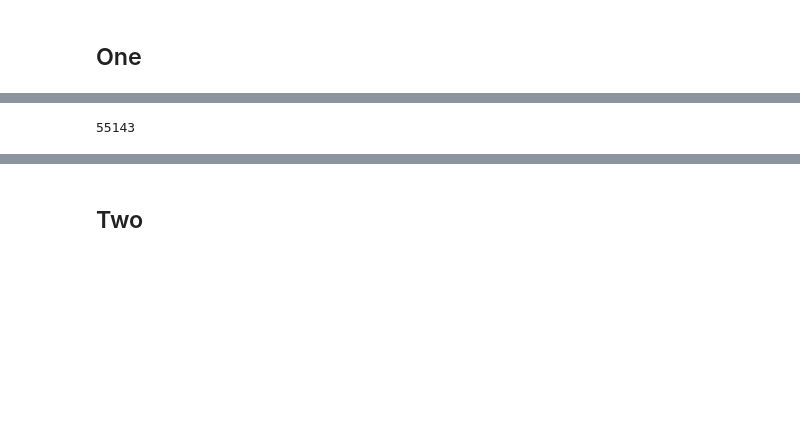
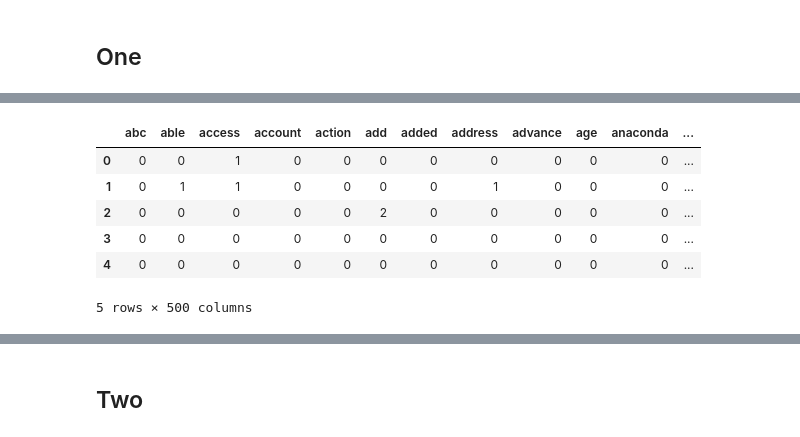
Before and after one commit to VPNA09/Stackoverflow-NLP, a Jupyter notebook: code/03 eda.ipynb, the cells around one changed output, grey strips where cells are left out. Saved outputs shown, nothing was run; the diff lists cells and outputs as text; code cells hidden in the pictures; blank space fills up the shorter version.

```diff
--- a/code/03 eda.ipynb
+++ b/code/03 eda.ipynb
@@ -11,6 +11,8 @@ from wordcloud import WordCloud
 
 from sklearn.model_selection import train_test_split
 from sklearn.feature_extraction.text import CountVectorizer, TfidfVectorizer
+
+pd.set_option('display.max_columns', 250)
 # %%
 df = pd.read_csv('../data/clean_final.csv')
 # %%
@@ -137,5 +135,0 @@ sparse_cv = cvec.fit_transform(X)
-# %%
-# 95982
-len(cvec.get_feature_names())
-# %% [output]
-55143
@@ -143,4 +146,12 @@ len(cvec.get_feature_names())
 # CVEC Dataframe
 cvec_df = pd.DataFrame(sparse_cv.toarray(), columns=cvec.get_feature_names())
 # %%
-cvec_df.columns
+cvec_df.head()
+# %% [output]
+|  | abc | able | access | account | action | add | added | address | advance | age | anaconda | ... |
+| 0 | 0 | 0 | 1 | 0 | 0 | 0 | 0 | 0 | 0 | 0 | 0 | ... |
+| 1 | 0 | 1 | 1 | 0 | 0 | 0 | 0 | 1 | 0 | 0 | 0 | ... |
+| 2 | 0 | 0 | 0 | 0 | 0 | 2 | 0 | 0 | 0 | 0 | 0 | ... |
+| 3 | 0 | 0 | 0 | 0 | 0 | 0 | 0 | 0 | 0 | 0 | 0 | ... |
+| 4 | 0 | 0 | 0 | 0 | 0 | 0 | 0 | 0 | 0 | 0 | 0 | ... |
+5 rows × 500 columns
```
Also changed, not shown: parts of 30 cells of this notebook, 1 other file.
